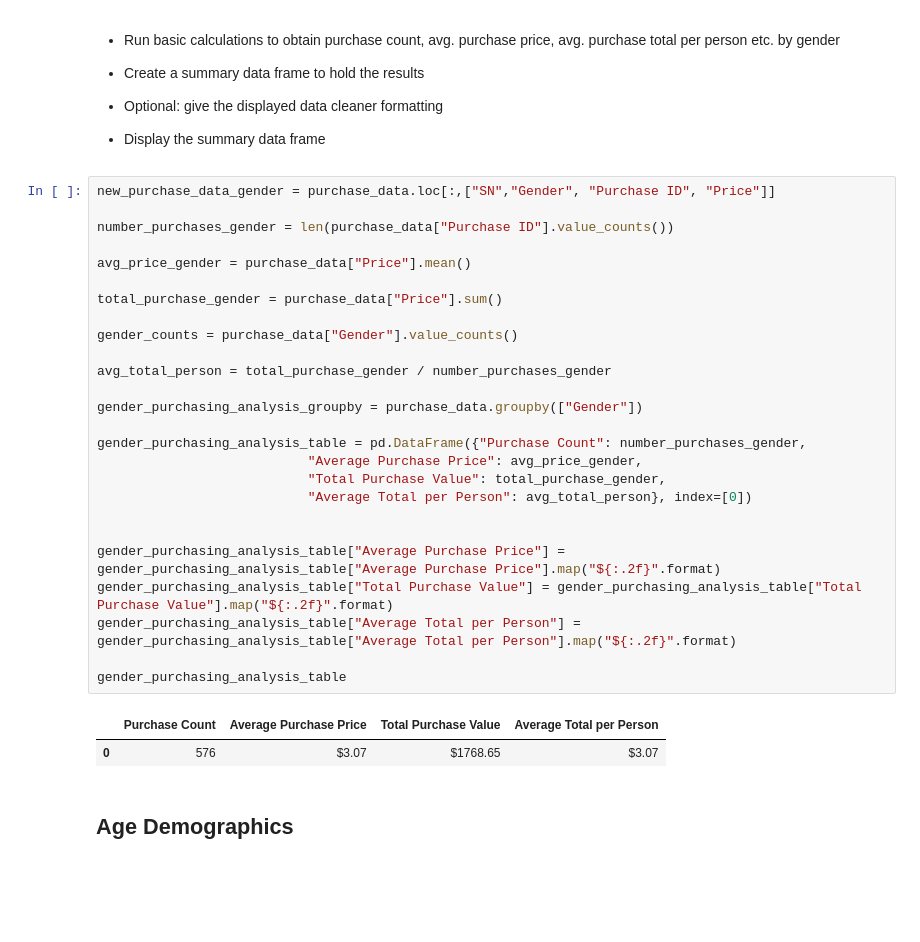
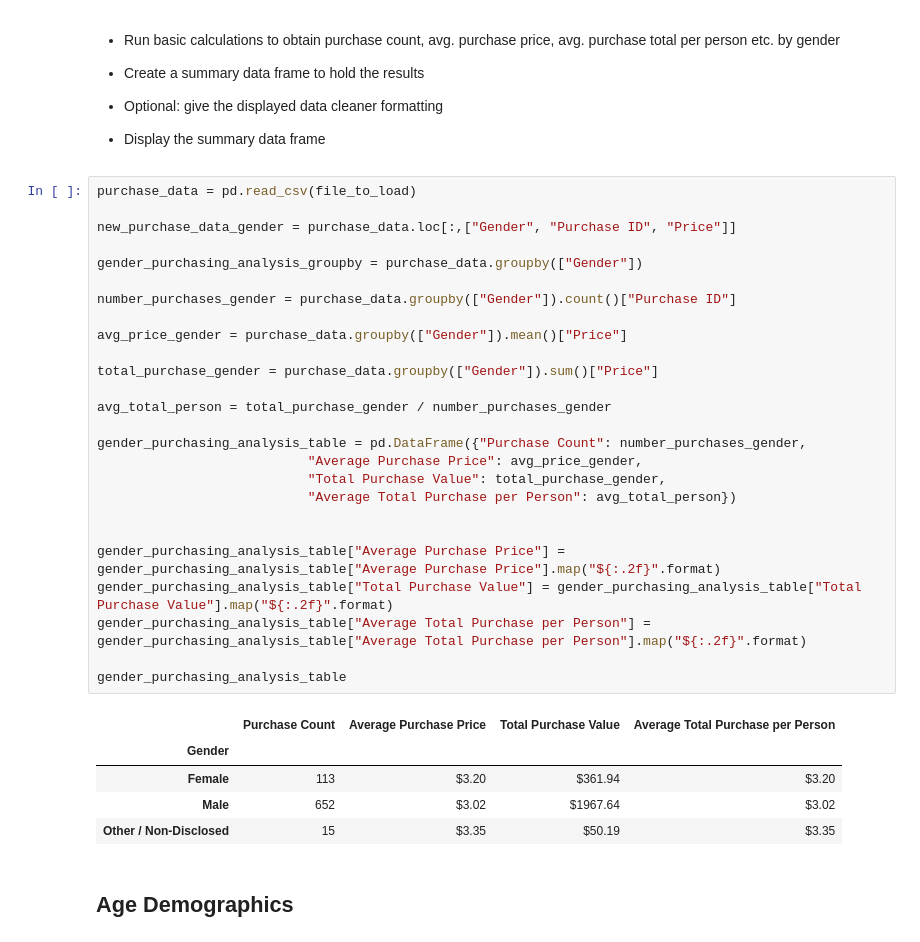
Before and after one commit to obrien630/GW_ARL_201811_DATA-3_Homework_Pandas, a Jupyter notebook: 04-Pandas/HeroesOfPymoli/MOB_v1.ipynb, the cells around one changed output. Cells and saved outputs as stored; diff of their text form; blank space fills up the shorter version.

```diff
--- a/04-Pandas/HeroesOfPymoli/MOB_v1.ipynb
+++ b/04-Pandas/HeroesOfPymoli/MOB_v1.ipynb
@@ -118,34 +124,37 @@ Gender_Demographics_summary_table
 
 * Display the summary data frame
 # %%
-new_purchase_data_gender = purchase_data.loc[:,["SN","Gender", "Purchase ID", "Price"]]
+purchase_data = pd.read_csv(file_to_load)
 
-number_purchases_gender = len(purchase_data["Purchase ID"].value_counts())
+new_purchase_data_gender = purchase_data.loc[:,["Gender", "Purchase ID", "Price"]]
 
-avg_price_gender = purchase_data["Price"].mean()
+gender_purchasing_analysis_groupby = purchase_data.groupby(["Gender"])
 
-total_purchase_gender = purchase_data["Price"].sum()
+number_purchases_gender = purchase_data.groupby(["Gender"]).count()["Purchase ID"]
 
-gender_counts = purchase_data["Gender"].value_counts()
+avg_price_gender = purchase_data.groupby(["Gender"]).mean()["Price"]
+
+total_purchase_gender = purchase_data.groupby(["Gender"]).sum()["Price"]
 
 avg_total_person = total_purchase_gender / number_purchases_gender
-
-gender_purchasing_analysis_groupby = purchase_data.groupby(["Gender"])
 
 gender_purchasing_analysis_table = pd.DataFrame({"Purchase Count": number_purchases_gender,
                            "Average Purchase Price": avg_price_gender,
                            "Total Purchase Value": total_purchase_gender,
-                           "Average Total per Person": avg_total_person}, index=[0])
+                           "Average Total Purchase per Person": avg_total_person})
 
 
 gender_purchasing_analysis_table["Average Purchase Price"] = gender_purchasing_analysis_table["Average Purchase Price"].map("${:.2f}".format)
 gender_purchasing_analysis_table["Total Purchase Value"] = gender_purchasing_analysis_table["Total Purchase Value"].map("${:.2f}".format)
-gender_purchasing_analysis_table["Average Total per Person"] = gender_purchasing_analysis_table["Average Total per Person"].map("${:.2f}".format)
+gender_purchasing_analysis_table["Average Total Purchase per Person"] = gender_purchasing_analysis_table["Average Total Purchase per Person"].map("${:.2f}".format)
 
 gender_purchasing_analysis_table
 # %% [output]
-|  | Purchase Count | Average Purchase Price | Total Purchase Value | Average Total per Person |
-| 0 | 576 | $3.07 | $1768.65 | $3.07 |
+|  | Purchase Count | Average Purchase Price | Total Purchase Value | Average Total Purchase per Person |
+| Gender |  |  |  |  |
+| Female | 113 | $3.20 | $361.94 | $3.20 |
+| Male | 652 | $3.02 | $1967.64 | $3.02 |
+| Other / Non-Disclosed | 15 | $3.35 | $50.19 | $3.35 |
 # %% [markdown]
 ## Age Demographics
 # %% [markdown]
```
Also changed, not shown: parts of 7 cells of this notebook.
